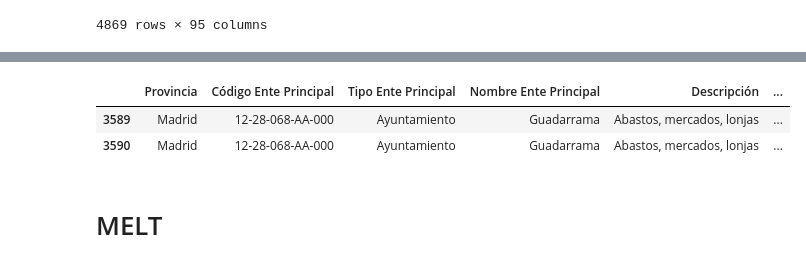
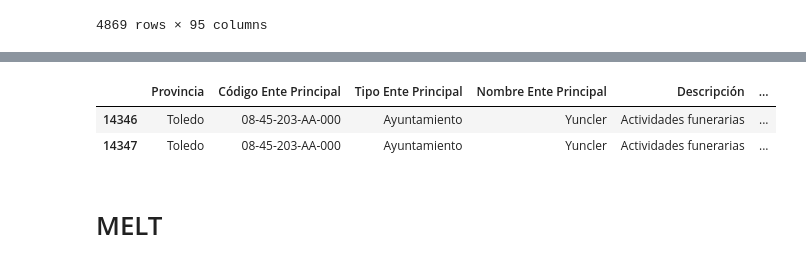
Before and after one commit to carpiero/Final_project, a Jupyter notebook: notebooks/Notebook_003.ipynb, the cells around one changed output, grey strips where cells are left out. Saved outputs shown, nothing was run; the diff lists cells and outputs as text; code cells hidden in the pictures.

```diff
--- a/notebooks/Notebook_003.ipynb
+++ b/notebooks/Notebook_003.ipynb
@@ -39,7 +39,7 @@ df_final_pob
 | 5148 | Comunitat Valenciana | Valencia / València | Ayuntamiento | Benicull de Xúquer | 17-46-904-AA-000 | ... |
 4869 rows × 95 columns
 # %%
-OB=df_final_pob.columns[7]
+OB=df_final_pob.columns[8]
 
 fig=px.histogram(df_final_pob, x=f'PC_{OB}',nbins=400,template='seaborn',title=f'{OB}',barmode='group')
 fig.show()
@@ -51,6 +52,7 @@ pd.set_option('display.max_columns', 0)
 
 
 
-df_final_pob[['CCAA', 'Provincia','Nombre Ente Principal','Código Ente Principal','Población 2018',
+yea=df_final_pob[['CCAA', 'Provincia','Nombre Ente Principal','Código Ente Principal','Población 2018',
               'TOTAL', 'PC_TOTAL',OB,f'PC_{OB}']].sort_values(by=f'PC_{OB}', ascending=False).head(10).T
+yea
 # %% [output]
@@ -69,11 +73,11 @@ df_final_pob[['CCAA', 'Provincia','Nombre Ente Principal','Código Ente Principa
 
 # df_final_pob.loc[(df_final_pob['Población 2018']>11000)&(df_final_pob['Población 2018']<11200)]
 # %%
-df_indicadores.loc[(df_indicadores['Código Ente Principal']=='12-28-068-AA-000')&(df_indicadores['Descripción']==OB)]
+df_indicadores.loc[(df_indicadores['Código Ente Principal']==yea.iloc[3,0])&(df_indicadores['Descripción']==OB)]
 # %% [output]
 |  | Provincia | Código Ente Principal | Tipo Ente Principal | Nombre Ente Principal | Descripción | ... |
-| 3589 | Madrid | 12-28-068-AA-000 | Ayuntamiento | Guadarrama | Abastos, mercados, lonjas | ... |
-| 3590 | Madrid | 12-28-068-AA-000 | Ayuntamiento | Guadarrama | Abastos, mercados, lonjas | ... |
+| 14346 | Toledo | 08-45-203-AA-000 | Ayuntamiento | Yuncler | Actividades funerarias | ... |
+| 14347 | Toledo | 08-45-203-AA-000 | Ayuntamiento | Yuncler | Actividades funerarias | ... |
 # %% [markdown]
 # MELT
 # %%
```
Also changed, not shown: parts of 3 cells of this notebook, 4 other files.
